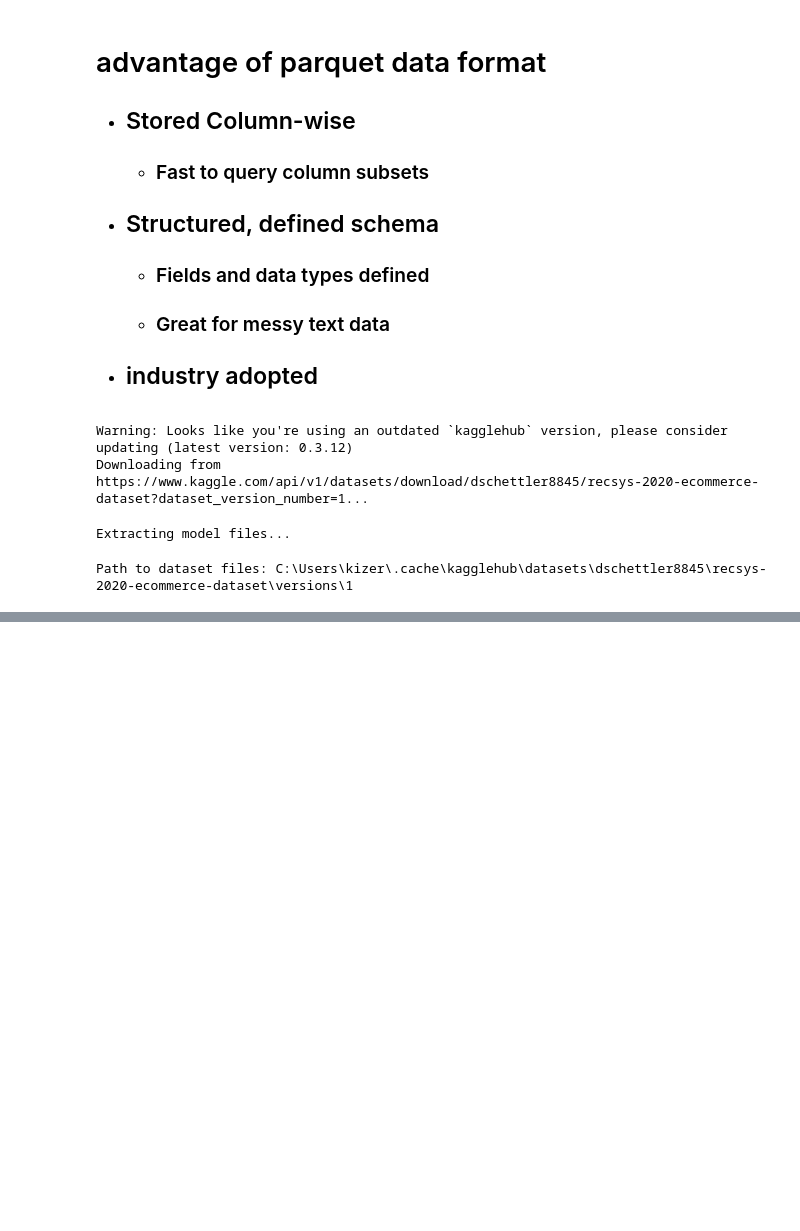
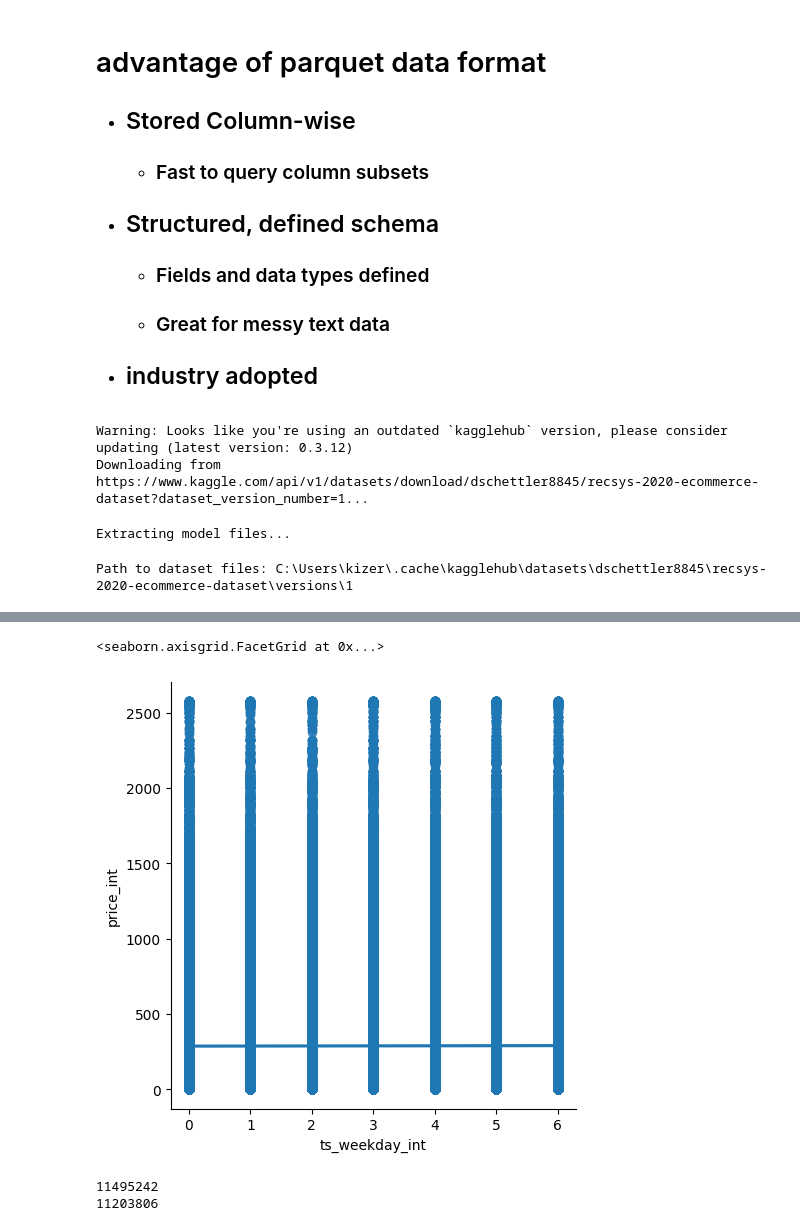
Before and after one commit to kizerek321/learning_pyspark, a Jupyter notebook: feature_engineering.ipynb, the cells around one changed output, grey strips where cells are left out. Saved outputs shown, nothing was run; the diff lists cells and outputs as text; code cells hidden in the pictures; blank space fills up the shorter version.

```diff
--- a/feature_engineering.ipynb
+++ b/feature_engineering.ipynb
@@ -67,0 +150,21 @@ only showing top 20 rows
+# %%
+sns.lmplot(x='ts_weekday_int', y='price_int', data=pandas_df_s)
+# %% [output]
+<seaborn.axisgrid.FacetGrid at 0x...>
+[figure, added]
+# %%
+#value filtering data using 3 std distance
+std_val = df_casted.agg({'price_int': 'stddev'}).collect()[0][0]
+mean_val = df_casted.agg({'price_int': 'mean'}).collect()[0][0]
+
+hi_bound = mean_val+(3*std_val)
+low_bound = mean_val-(3*std_val)
+
+df_filtered = df_casted.where((df_casted['price_int'] < hi_bound) & (df_casted['price_int'] > low_bound))
+num_rows = df_filtered.count()
+print(df_casted.count())
+print(num_rows)
+#df_filtered.show()
+# %% [output]
+11495242
+11203806
```
Also changed, not shown: parts of 11 cells of this notebook.
